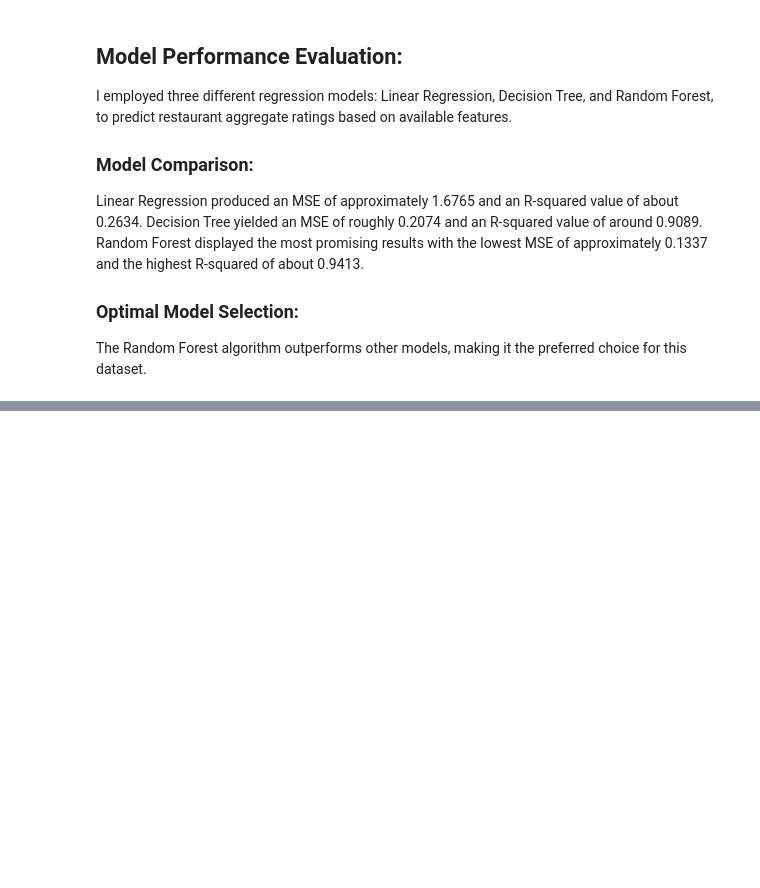
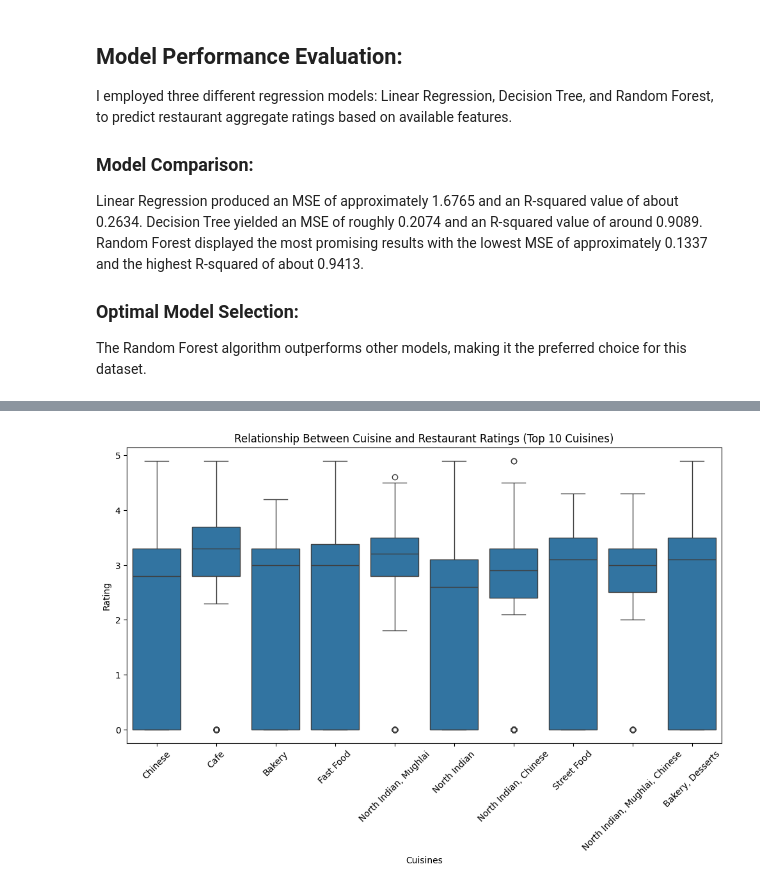
Before and after one commit to Aman811630/Data-Science-Internship-at-Cognifyz-Technologies, a Jupyter notebook: Level_03_Conifyz_Data_Science_Internship_By_Aman_Singh_ipynb.ipynb, the cells around one changed output, grey strips where cells are left out. Saved outputs shown, nothing was run; the diff lists cells and outputs as text; code cells hidden in the pictures; blank space fills up the shorter version.

```diff
--- a/Level_03_Conifyz_Data_Science_Internship_By_Aman_Singh_ipynb.ipynb
+++ b/Level_03_Conifyz_Data_Science_Internship_By_Aman_Singh_ipynb.ipynb
@@ -221,0 +242,28 @@ The Random Forest algorithm outperforms other models, making it the preferred ch
+# %%
+# Analyze the relationship between the type of cuisine and the restaurant's rating
+
+# There are many cuisine names present in the data, so i select only the top 10 cuisines
+top_n = 10
+
+# Get the top 10 cuisines based on the number of votes
+top_cuisines = df['Cuisines'].value_counts().nlargest(top_n).index
+
+# Filter the dataset to include only the top 10 cuisines
+df_filtered = df[df['Cuisines'].isin(top_cuisines)]
+
+# Create a box plot
+plt.figure(figsize=(12, 6))
+sns.boxplot(data=df_filtered, x='Cuisines', y='Aggregate rating')
+
+# Set labels
+plt.title(f'Relationship Between Cuisine and Restaurant Ratings (Top {top_n} Cuisines)')
+plt.xlabel('Cuisines')
+plt.ylabel('Rating')
+
+# Rotate x-axis labels for better readability
+plt.xticks(rotation=45)
+
+# Display Chart
+plt.show()
+# %% [output]
+[figure, added]
```
Also changed, not shown: parts of 25 cells of this notebook.
